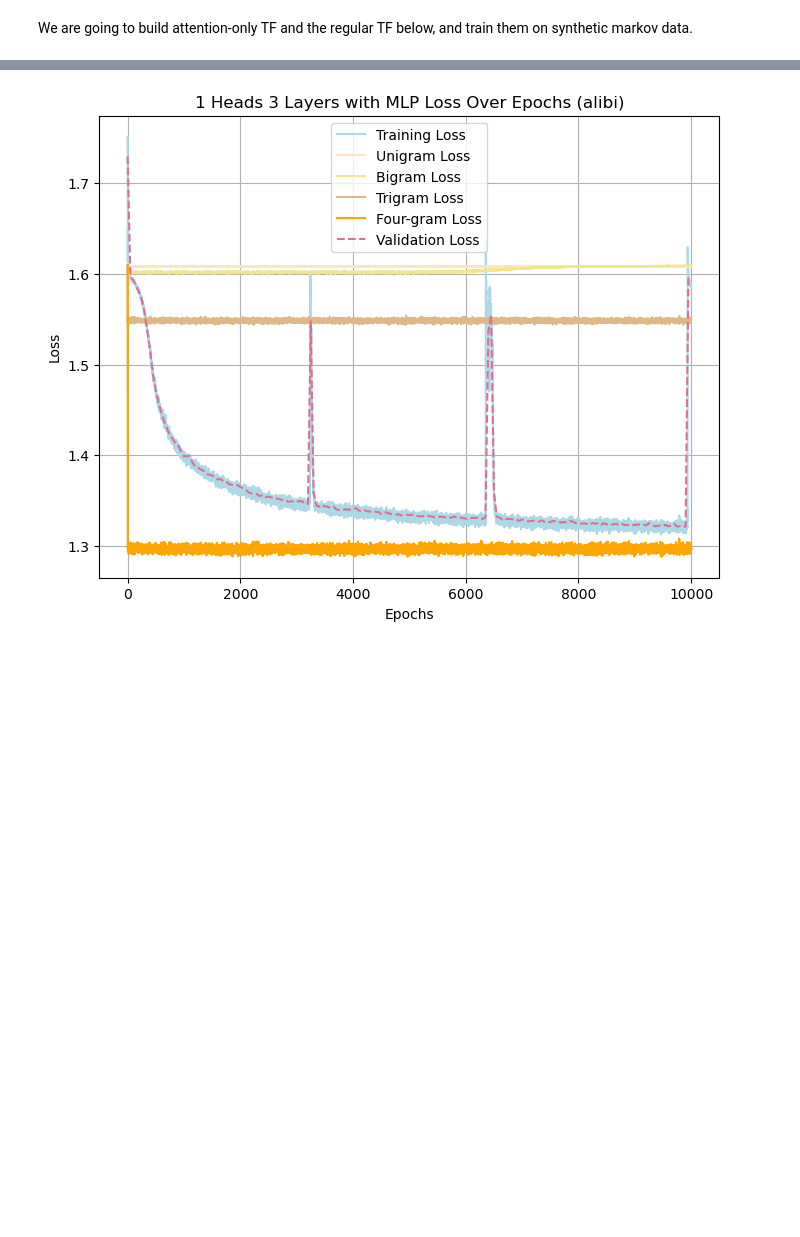
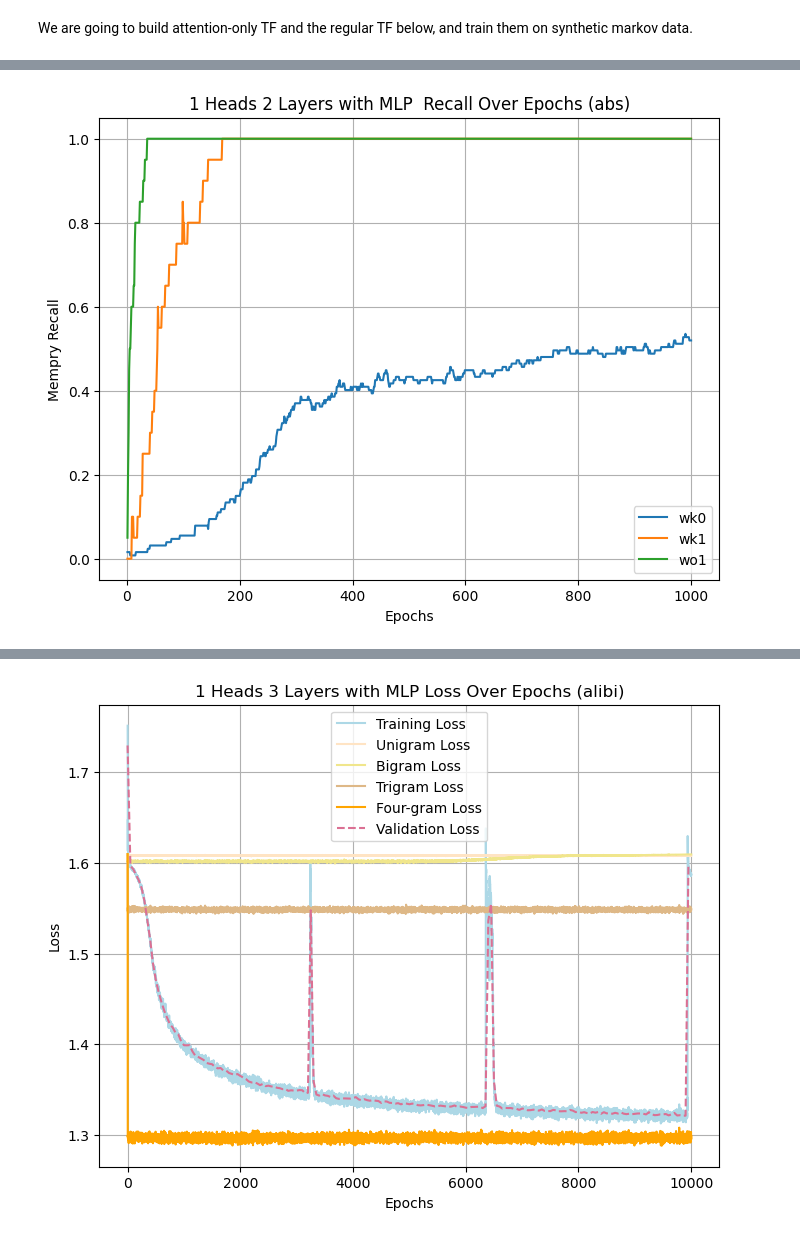
Before and after one commit to ezyhdxm/ICL, a Jupyter notebook: markov_attn.ipynb, the cells around one changed output, grey strips where cells are left out. Saved outputs shown, nothing was run; the diff lists cells and outputs as text; code cells hidden in the pictures; blank space fills up the shorter version.

```diff
--- a/markov_attn.ipynb
+++ b/markov_attn.ipynb
@@ -190,13 +237,21 @@ config.device
 # %%
-def train(model, config):
-    sampler = MarkovSampler(config)
+def train(model, config, sampler_config, task_name):
+    if task_name == "markov":
+        sampler = MarkovSampler(sampler_config)
+    elif task_name == "bietti":
+        sampler = BiettiTask(sampler_config)
+        probes = defaultdict(list)
+        probe_keys = ["wk0", "wk1", "wo1"]
+
     criterion = nn.CrossEntropyLoss()
     optimizer = torch.optim.Adam(model.parameters(), lr=config.learning_rate)
-    scheduler = CosineAnnealingLR(optimizer, T_max=config.T_max)
+    if config.scheduler is not None:
+        scheduler = CosineAnnealingLR(optimizer, T_max=config.T_max)
     train_losses, eval_losses, eval_steps = [], [], []
     test_data = sampler.generate(mode="test")
     test_y = test_data[:,1:].reshape(-1).to(config.device)
     attn_maps, test_attn_maps = {}, {}
+
     for epoch in trange(config.num_epochs):
         model.train()
         batch = sampler.generate() # bottleneck
@@ -224,8 +279,13 @@ def train(model, config):
 
         loss.backward()
         optimizer.step()
-        scheduler.step()
+        if config.scheduler is not None:
+            scheduler.step()
         train_losses.append(loss.item())
+
+        if task_name == "bietti":
+            for pkey in probe_keys:
+                probes[pkey].append(memory_recall_probe(config.vocab_size, model, pkey, config.seq_len, config.device))
 
         if epoch % config.eval_iter == 0:
             with torch.no_grad():
@@ -239,4 +299,27 @@ def train(model, config):
                 eval_losses.append(loss.item())
                 eval_steps.append(epoch)
                 # print(f"Epoch: {epoch}, Evaluation loss: {loss.item()}")
+    if task_name == "bietti":
+        return train_losses, eval_losses, eval_steps, attn_maps, test_attn_maps, probes
     return train_losses, eval_losses, eval_steps, attn_maps, test_attn_maps
+# %%
+train_losses, eval_losses, eval_steps, attn_maps, test_attn_maps, probes = train(model, config, sampler_config, 'bietti')
+# %%
+def plot_probes(probes, config):
+    plt.figure(figsize=(8, 6))
+    for pkey in probes.keys():
+        plt.plot(range(1, config.num_epochs + 1), probes[pkey],
+                linestyle='-', label=f'{pkey}')
+
+    plt.xlabel('Epochs')
+    plt.ylabel('Mempry Recall')
+    mlp = "no" if config.mlp == False else "with"
+    linear = "(linear)" if config.activation == False else ""
+    plt.title(f'{config.num_heads} Heads {config.num_layers} Layers {mlp} MLP {linear} Recall Over Epochs ({config.pos_enc})')
+    plt.legend()
+    plt.grid()
+    plt.show()
+# %%
+plot_probes(probes, config)
+# %% [output]
+[figure, added]
```
Also changed, not shown: parts of 10 cells of this notebook, 9 other files.
